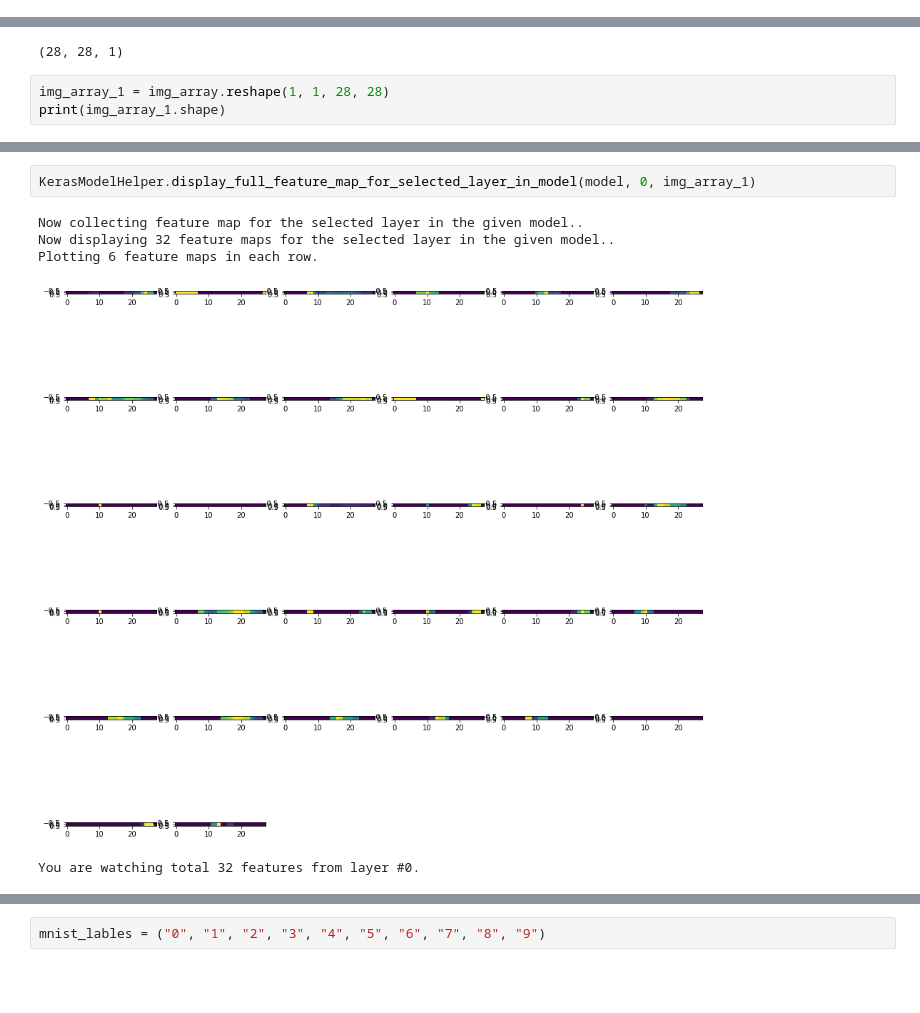
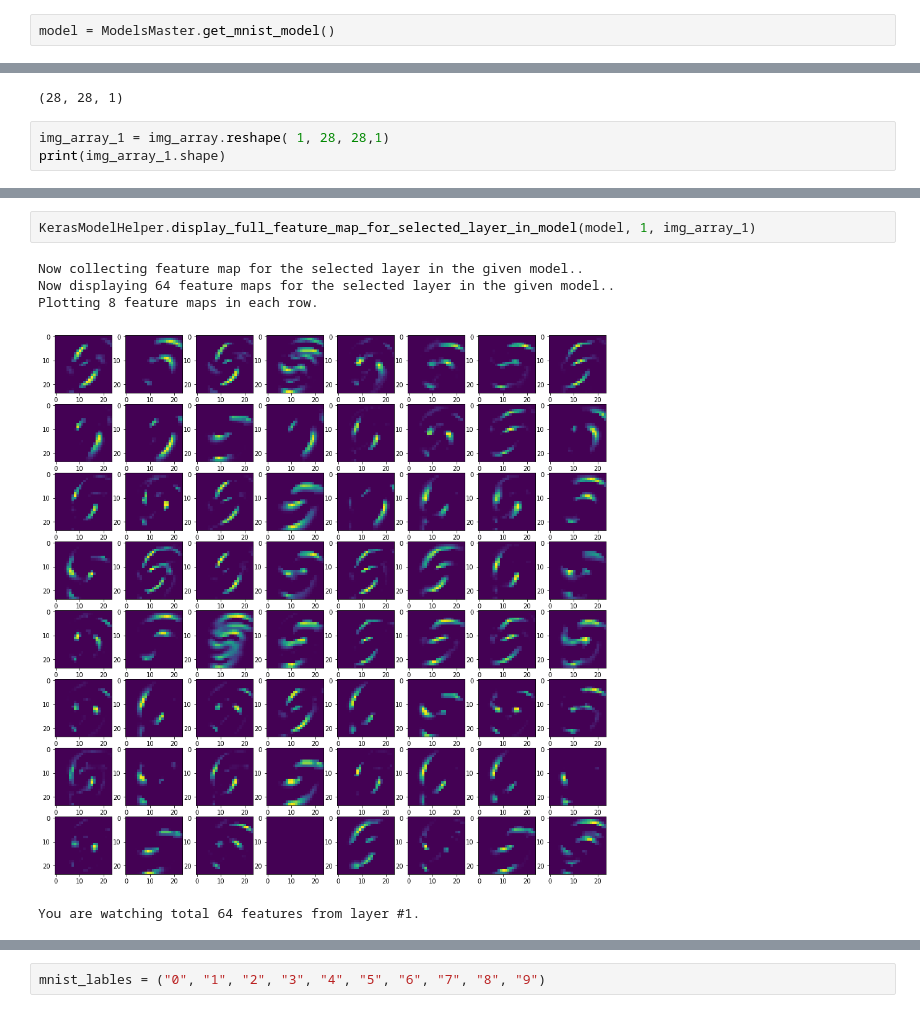
Before and after one commit to Avkash/deeputil, a Jupyter notebook: examples/notebooks/MNIST_Demo.ipynb, the cells around one changed output, grey strips where cells are left out. Cells and saved outputs as stored; diff of their text form; blank space fills up the shorter version.

Commit message:
updated mnist and cifar10 models

```diff
--- a/examples/notebooks/MNIST_Demo.ipynb
+++ b/examples/notebooks/MNIST_Demo.ipynb
@@ -17,0 +22,2 @@ Loading model weights from the disk done.
+# %%
+model = ModelsMaster.get_mnist_model()
@@ -83,6 +103,6 @@ img_array.shape
 # %% [output]
 (28, 28, 1)
 # %%
-img_array_1 = img_array.reshape(1, 1, 28, 28)
+img_array_1 = img_array.reshape( 1, 28, 28,1)
 print(img_array_1.shape)
 # %% [output]
@@ -131,11 +151,11 @@ Feature maps for all layers are collected.
 | 6 | 6 | NaN |
 | 7 | 7 | NaN |
 # %%
-KerasModelHelper.display_full_feature_map_for_selected_layer_in_model(model, 0, img_array_1)
+KerasModelHelper.display_full_feature_map_for_selected_layer_in_model(model, 1, img_array_1)
 # %% [output]
 Now collecting feature map for the selected layer in the given model..
-Now displaying 32 feature maps for the selected layer in the given model..
-Plotting 6 feature maps in each row.
+Now displaying 64 feature maps for the selected layer in the given model..
+Plotting 8 feature maps in each row.
-[figure, old version]
+[figure, new version]
-You are watching total 32 features from layer #0.
+You are watching total 64 features from layer #1.
 # %%
```
Also changed, not shown: parts of 12 cells of this notebook, 7 other files.
